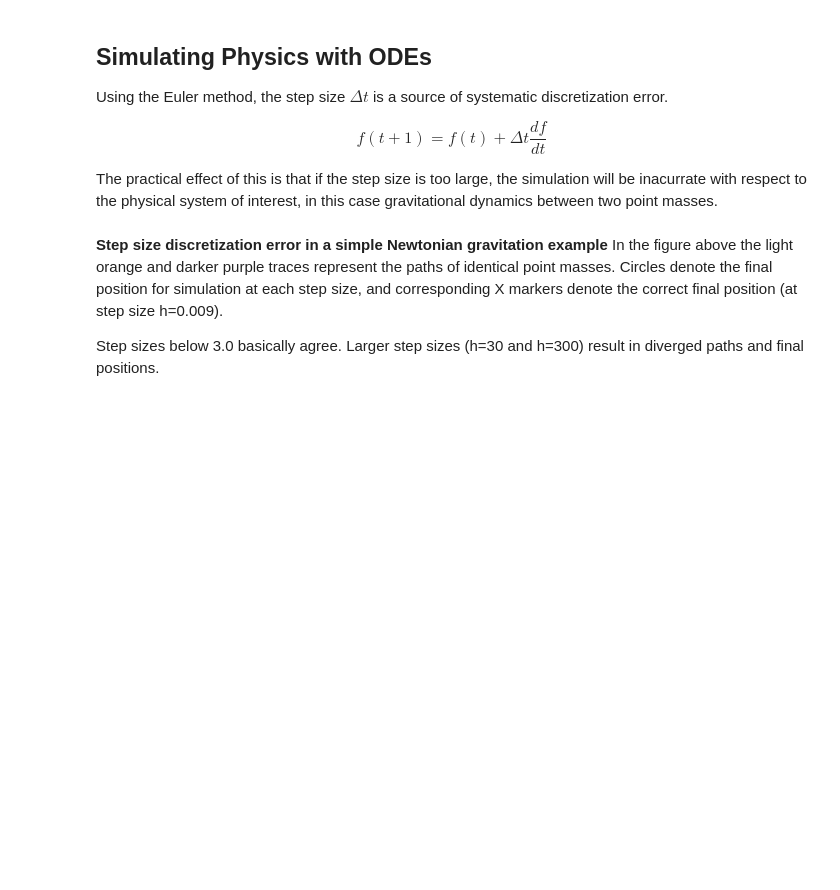
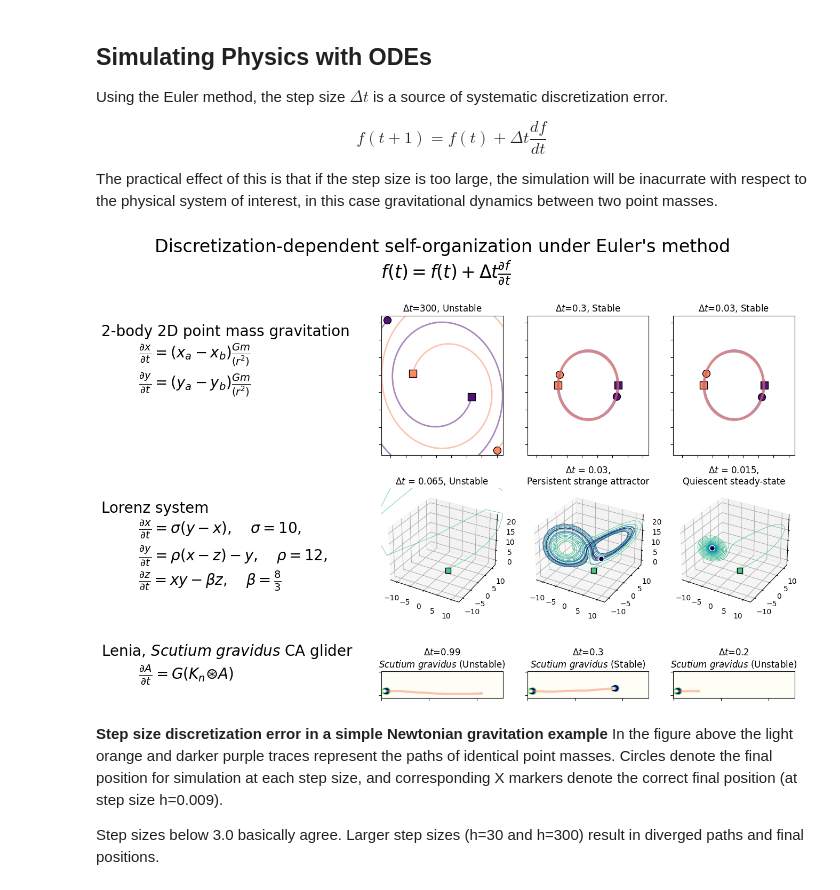
Before and after one commit to riveSunder/DiscoGliders, a Jupyter notebook: notebooks/summary_figures.ipynb, the cells around one changed output. Saved outputs shown, nothing was run; the diff lists cells and outputs as text; code cells hidden in the pictures; blank space fills up the shorter version.

Commit message:
make summary figure less not-good

```diff
--- a/notebooks/summary_figures.ipynb
+++ b/notebooks/summary_figures.ipynb
@@ -232,14 +232,14 @@ for idx in range(3):
             s=80, color=color_b, edgecolor="k")
 
     axes[idx].scatter(xs_a[idx][0], ys_a[idx][0],\
-            marker="o", s=100, color=color_a, edgecolor="k")
+            marker="s", s=100, color=color_a, edgecolor="k")
     axes[idx].scatter(xs_b[idx][0], ys_b[idx][0],\
-            marker="o", s=100, color=color_b, edgecolor="k")
+            marker="s", s=100, color=color_b, edgecolor="k")
 
     axes[idx].scatter(xs_a[idx][-1], ys_a[idx][-1],\
-            marker="s", s=100, color=color_a, edgecolor="k")
+            marker="o", s=100, color=color_a, edgecolor="k")
     axes[idx].scatter(xs_b[idx][-1], ys_b[idx][-1],\
-            marker="s", s=100, color=color_b, edgecolor="k")
+            marker="o", s=100, color=color_b, edgecolor="k")
 
 
     axes[idx].set_xticks(np.arange(-1.7, 2.2, 0.5))
@@ -253,11 +253,8 @@ axes[0].set_title(f"$\Delta t$={my_hs[0]}, Unstable")
 axes[1].set_title(f"$\Delta t$={my_hs[1]}, Stable")
 axes[2].set_title(f"$\Delta t$={my_hs[2]}, Stable")
 
-
-
 #  f = G (m1 * m2) / r^2
 # G = 6.674×10−11 m3⋅kg−1⋅s−2
-
 
 fig.text(-.4,0.7, "2-body 2D point mass gravitation\n"\
          "\t$\\frac{\\partial x}{\\partial t} = (x_a-x_b) \\frac{Gm}{(r^2)}$\n"\
@@ -349,35 +346,38 @@ for idx in range(6,9):
 
     #axes[idx].scatter(coms[idx-6][0][-1], coms[idx-6][1][-1],\
     #        s=15, marker="s", color="k", edgecolor="w")
 
     if idx != 7:
         axes[idx].set_title(f"$\Delta t$={ca_dts[idx-6]}"
                 "\n$\it{Scutium}$ $\it{gravidus}$ " \
                 + f"(Unstable)")
     else:
         axes[idx].set_title(f"$\Delta t$={ca_dts[idx-6]}"
                 "\n$\it{Scutium}$ $\it{gravidus}$ " \
                 + f"(Stable)")
 
 
     axes[idx].set_xticklabels("")
     axes[idx].set_yticklabels("")
 
 #axes[6].set_ylabel("Lenia (CA)", fontsize=16)
 fig.text(-.4,0.2, "Lenia, ${\\it Scutium}$ ${\it gravidus}$ CA glider\n"\
-         "\t$\\frac{\\partial A}{\\partial t} = G(K \\circledast A)$",\
+         "\t$\\frac{\\partial A}{\\partial t} = G(K_n \\circledast A)$",\
         fontsize=20)
 
 #fig.suptitle("Self-organization "\
 #             "in Euler's method systems\n"\
 #             "$f(t+\Delta t) = f(t) + \Delta t (\partial f / \partial t)$", fontsize=24)
 
 fig.text(-0.3, 0.95, "Discretization-dependent self-organization under Euler's method\n"\
          "\t\t\t\t\t$f(t) = f(t) + \\Delta t \\frac{\\partial f}{\\partial t}$",\
          fontsize=24)
 
-plt.savefig("summary_figure.png")
+plt.tight_layout()
+#plt.savefig("summary_figure.png")
 plt.show()
+# %% [output]
+[figure, added]
 # %%
 positions = np.array([[1, 0], [-1, 0.]])
 velocities = np.array([[0., 0.000565], [0, -0.000565]])
```
Also changed, not shown: 1 other file.
